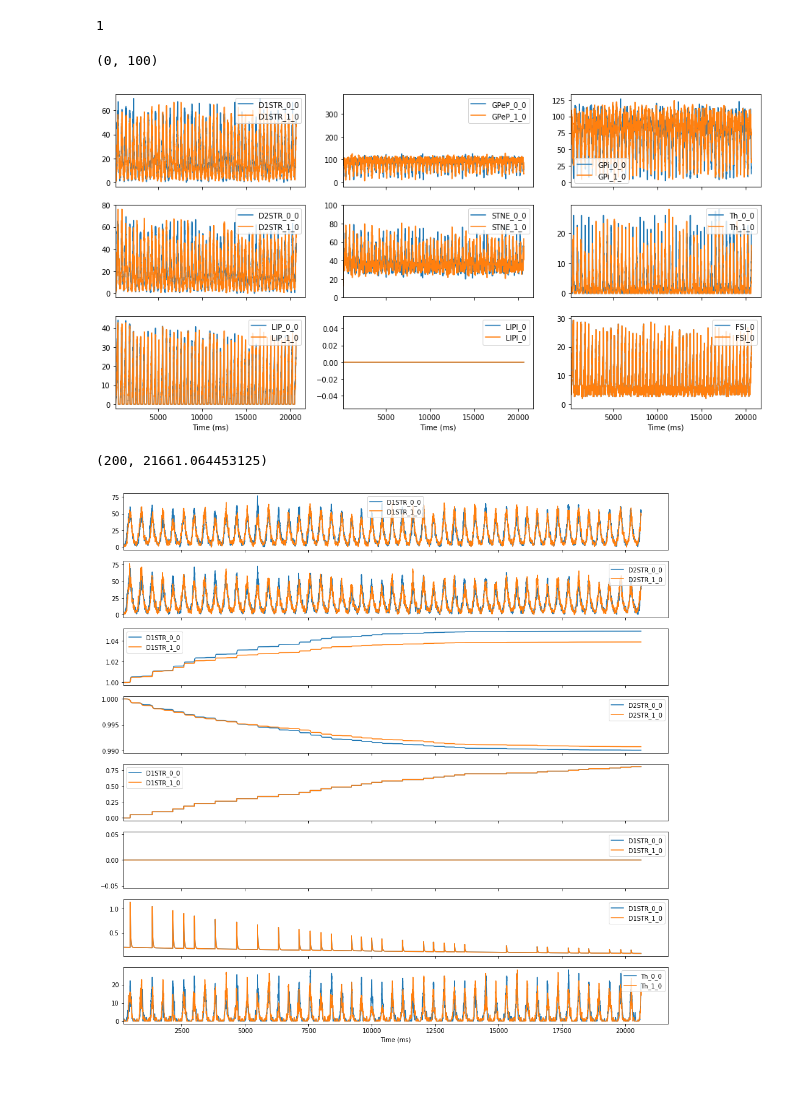
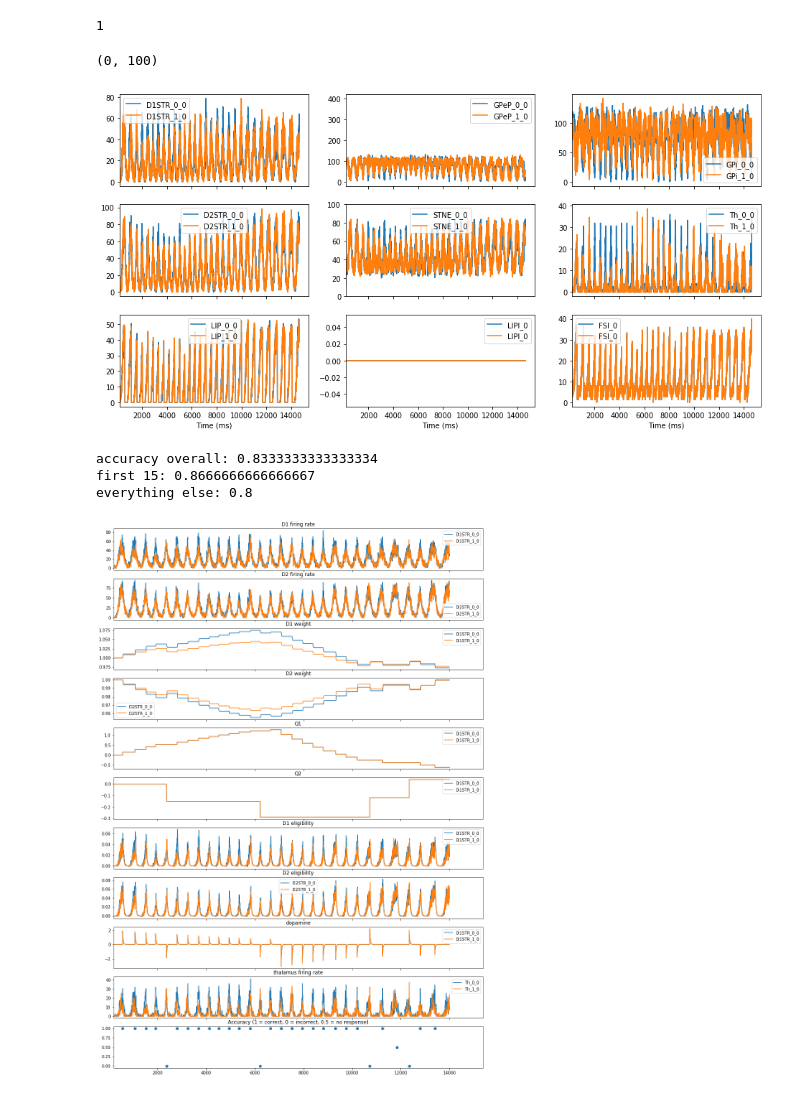
Before and after one commit to CoAxLab/CBGT, a Jupyter notebook: Continuous.ipynb, the cells around one changed output. Drawn from its saved outputs; the diff is of its cells as text; code cells hidden in the pictures.

```diff
--- a/Continuous.ipynb
+++ b/Continuous.ipynb
@@ -34,7 +34,7 @@ preset_dict = [{'cxd': {'dest': [0, 1], 'mult': [1, 1], 'src': [0, 1]}, #[1.0325
 
 Choices     =    2
 BaseStim    =    [0.00]
-Dynamic     =    [20.0]
+Dynamic     =    [30.0]
 Start       =    200
 popscale    =    0.3
 
@@ -45,7 +45,7 @@ STNExtFreq  =   4.45
 CxSTR      =    0.25
 CxTh       =    0.015
 CxFSI      =    0.2
-ThSTR      =    0.2
+ThSTR      =    [0.375]
 ThCx       =    0.01
 
 sweepcount = ng.configureSweep(0, experiment='mc', preset=preset_dict,
@@ -65,9 +65,16 @@ ng.compileOnly(1,0,sweepcount)
 # %%
 ng.compileAndRunSweep(8,0,sweepcount)
 # %%
-results = ng.readAllTrialResults(8,0,sweepcount,['popfreqs','popweights','popQ1s','popQ2s','dopamine'])
+results = ng.readAllTrialResults(8,0,sweepcount,['popfreqs','popweights','popQ1s','popQ2s','dopamine', 'popEs'])
+# %%
+decisions = []
+for sn in range(sweepcount):
+    decisions.append([])
+    for result in results[sn]:
+        decisions[sn].append(ng.findOutputs2(result)['decisions'])
+#decisions
 # %%
-result = results[0][0]
+result = results[0][3]
 
 f, (ax1, ax2, ax3) = plt.subplots(3, 3, figsize=(16,8), sharex=True)
 for i in range(0,result['dims']['choices']):
@@ -89,23 +96,54 @@ for ax, axx, axxx in zip(ax1, ax2, ax3):
 ax2[1].set_ylim(0,100)
 # %% [output]
 (0, 100)
-[figure, old version]
+[figure, new version]
 # %%
-result = results[0][6]
+simnum = 6
 
-f, (ax1, ax2, ax3, ax4, ax5, ax6, ax7, ax8) = plt.subplots(8, 1, figsize=(16,16), sharex=True)
+result = results[0][simnum]
+
+stagecount = len(decisions[0][0])
+reacttimes = []
+reactions = []
+allreactions = []
+for i in range(0, stagecount):
+    if decisions[0][simnum][i]['pathvals'] != None and len(decisions[0][simnum][i]['pathvals']) > 0:
+        reactions.append(1-decisions[0][simnum][i]['pathvals'][0])
+    else:
+        reactions.append(0.5)
+    reacttimes.append(decisions[0][simnum][i]['time'])
+#print(reactions)
+#print('accuracy overal: ' + str(np.mean(reactions)))
+
+f, (ax1, ax2, ax3, ax4, ax5, ax6, ax7, ax8, ax9, ax10, ax11) = plt.subplots(11, 1, figsize=(16,24), sharex=True)
 for i in range(0,result['dims']['choices']):
-    result['popfreqs'].plot(x='Time (ms)', y='D1STR_'+str(i)+'_0', ax=ax1)
-    result['popfreqs'].plot(x='Time (ms)', y='D2STR_'+str(i)+'_0', ax=ax2)
-    result['popweights'].plot(x='Time (ms)', y='D1STR_'+str(i)+'_0', ax=ax3)
-    result['popweights'].plot(x='Time (ms)', y='D2STR_'+str(i)+'_0', ax=ax4)
-    result['popQ1s'].plot(x='Time (ms)', y='D1STR_'+str(i)+'_0', ax=ax5)
-    result['popQ2s'].plot(x='Time (ms)', y='D1STR_'+str(i)+'_0', ax=ax6)
-    result['dopamine'].plot(x='Time (ms)', y='D1STR_'+str(i)+'_0', ax=ax7)
-    result['popfreqs'].plot(x='Time (ms)', y='Th_'+str(i)+'_0', ax=ax8)
+    result['popfreqs'].plot(x='Time (ms)', y='D1STR_'+str(i)+'_0', ax=ax1, title='D1 firing rate')
+    result['popfreqs'].plot(x='Time (ms)', y='D2STR_'+str(i)+'_0', ax=ax2, title='D2 firing rate')
+    result['popweights'].plot(x='Time (ms)', y='D1STR_'+str(i)+'_0', ax=ax3, title='D1 weight')
+    result['popweights'].plot(x='Time (ms)', y='D2STR_'+str(i)+'_0', ax=ax4, title='D2 weight')
+    result['popQ1s'].plot(x='Time (ms)', y='D1STR_'+str(i)+'_0', ax=ax5, title='Q1')
+    result['popQ2s'].plot(x='Time (ms)', y='D1STR_'+str(i)+'_0', ax=ax6, title='Q2')
+    result['popEs'].plot(x='Time (ms)', y='D1STR_'+str(i)+'_0', ax=ax7, title='D1 eligibility')
+    result['popEs'].plot(x='Time (ms)', y='D2STR_'+str(i)+'_0', ax=ax8, title='D2 eligibility')
+    result['dopamine'].plot(x='Time (ms)', y='D1STR_'+str(i)+'_0', ax=ax9, title='dopamine')
+    result['popfreqs'].plot(x='Time (ms)', y='Th_'+str(i)+'_0', ax=ax10, title='thalamus firing rate')
 
-ax1.set_xlim(200, ax.get_xlim()[-1])#(750,900)#
-ax2.set_xlim(200, axx.get_xlim()[-1])#(750,900)#
+
+ax1.set_xlim(200, ax.get_xlim()[-1])#(250,750)#(200, ax.get_xlim()[-1])#(2500,2750)#(200, ax.get_xlim()[-1])#(750,1200)#
+ax2.set_xlim(200, ax.get_xlim()[-1])#(250,750)#(200, ax.get_xlim()[-1])#(2500,2750)#(200, ax.get_xlim()[-1])#(750,1200)#(750,1000)#
+
+ax11.plot(reacttimes,reactions, marker='o', linestyle='None')
+ax11.set_title('Accuracy (1 = correct, 0 = incorrect, 0.5 = no response)')
+
+#ax3.set_ylim(.995,1.0025)
+
+print('accuracy overall: ' + str(np.mean(reactions)))
+print('first 15: ' + str(np.mean(reactions[:15])))
+print('everything else: ' + str(np.mean(reactions[15:])))
+
+#plt.savefig('/home/mclapp/Desktop/90_10_prob_feeback.png', dpi=400)
 # %% [output]
-(200, 21661.064453125)
+accuracy overall: 0.8333333333333334
+first 15: 0.8666666666666667
+everything else: 0.8
-[figure, old version]
+[figure, new version]
```
Also changed, not shown: parts of 10 cells of this notebook.
